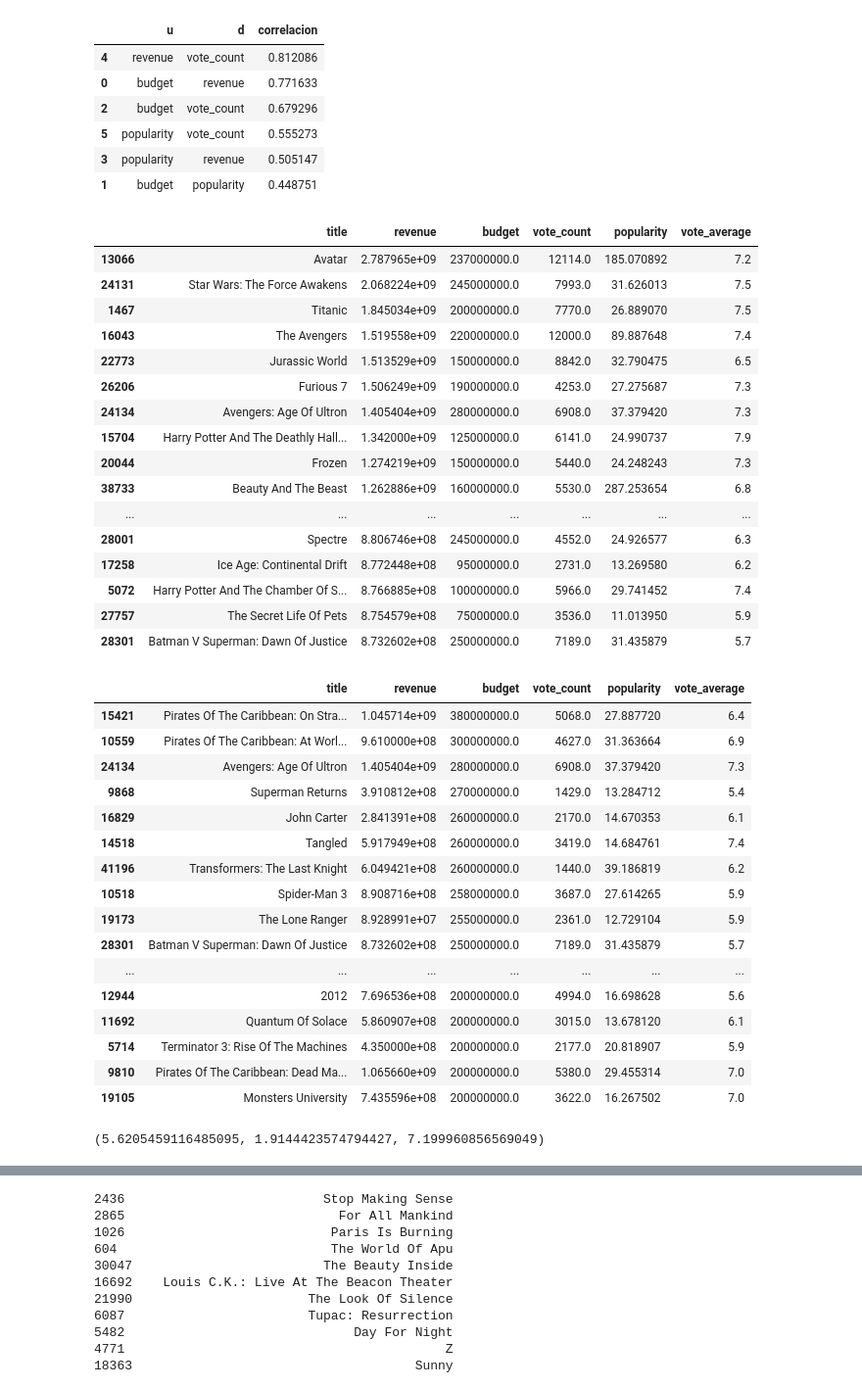
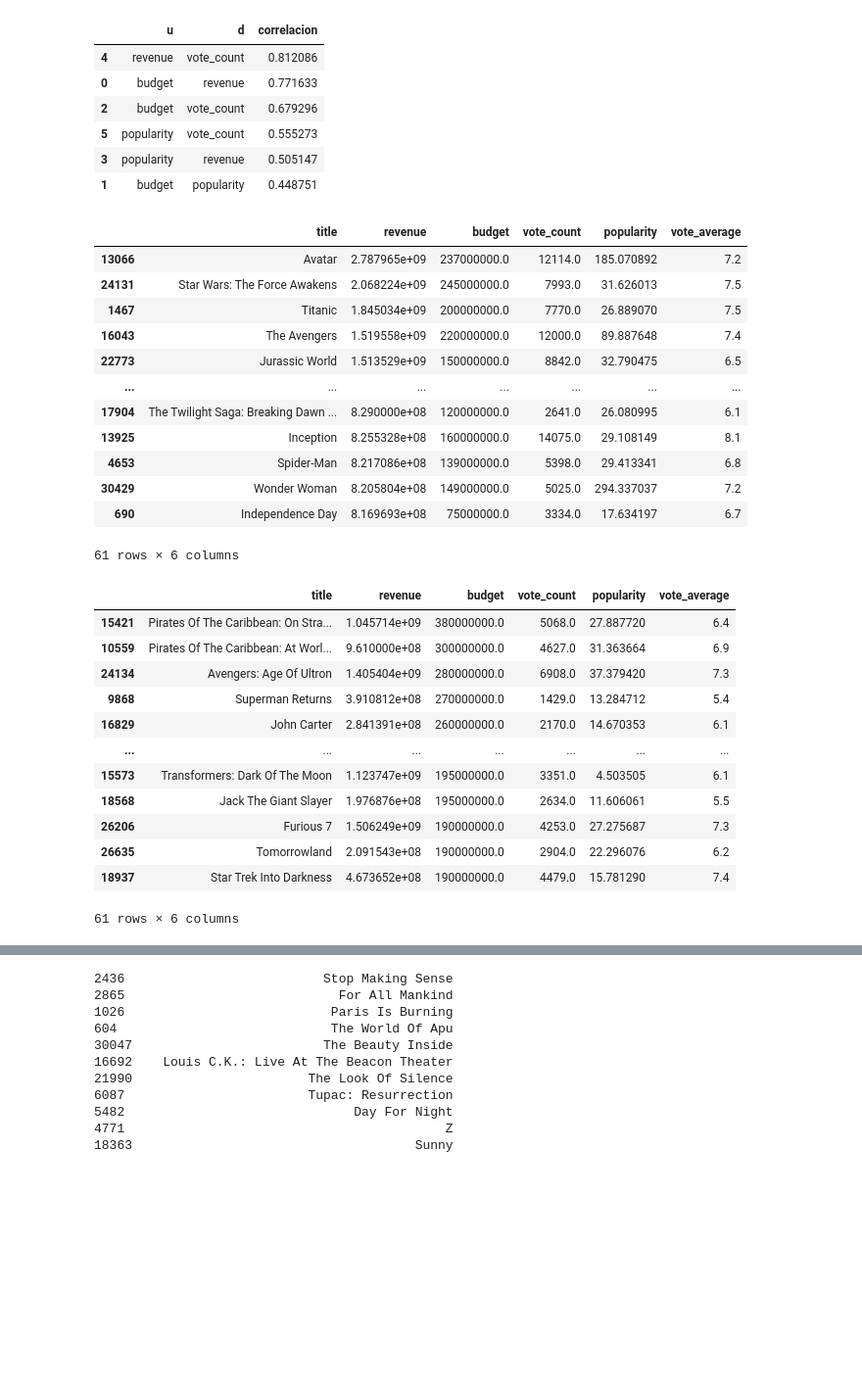
Before and after one commit to Tinmarian/PI1_MLOps_HENRY, a Jupyter notebook: EDA/EDA.ipynb, the cells around one changed output, grey strips where cells are left out. Shown at 98% size. Saved outputs shown, nothing was run; the diff lists cells and outputs as text; code cells hidden in the pictures; blank space fills up the shorter version.

```diff
--- a/EDA/EDA.ipynb
+++ b/EDA/EDA.ipynb
@@ -110,30 +88,26 @@ dfy.sort_values(by='correlacion',ascending=False)
 # %%
 # Ordenamiento por "revenue".
 # Ahora veamos las correlaciones en diferentes dataframes, ordenados por cada una de las 4 variables que tenemos.
 # Veamos las películas ordenadas por revenue de mayor a menor. Las primeras 50
-df[['title','revenue', 'budget','vote_count','popularity','vote_average']][df.revenue > 0].sort_values(by='revenue',ascending=False)[:50]
+df[['title','revenue', 'budget','vote_count','popularity','vote_average']][df.revenue > 0].sort_values(by='revenue',ascending=False)[:61]
 # %% [output]
 |  | title | revenue | budget | vote_count | popularity | vote_average |
 | 13066 | Avatar | 2.787965e+09 | 237000000.0 | 12114.0 | 185.070892 | 7.2 |
 | 24131 | Star Wars: The Force Awakens | 2.068224e+09 | 245000000.0 | 7993.0 | 31.626013 | 7.5 |
 | 1467 | Titanic | 1.845034e+09 | 200000000.0 | 7770.0 | 26.889070 | 7.5 |
 | 16043 | The Avengers | 1.519558e+09 | 220000000.0 | 12000.0 | 89.887648 | 7.4 |
 | 22773 | Jurassic World | 1.513529e+09 | 150000000.0 | 8842.0 | 32.790475 | 6.5 |
-| 26206 | Furious 7 | 1.506249e+09 | 190000000.0 | 4253.0 | 27.275687 | 7.3 |
-| 24134 | Avengers: Age Of Ultron | 1.405404e+09 | 280000000.0 | 6908.0 | 37.379420 | 7.3 |
-| 15704 | Harry Potter And The Deathly Hall... | 1.342000e+09 | 125000000.0 | 6141.0 | 24.990737 | 7.9 |
-| 20044 | Frozen | 1.274219e+09 | 150000000.0 | 5440.0 | 24.248243 | 7.3 |
-| 38733 | Beauty And The Beast | 1.262886e+09 | 160000000.0 | 5530.0 | 287.253654 | 6.8 |
 | ... | ... | ... | ... | ... | ... | ... |
-| 28001 | Spectre | 8.806746e+08 | 245000000.0 | 4552.0 | 24.926577 | 6.3 |
-| 17258 | Ice Age: Continental Drift | 8.772448e+08 | 95000000.0 | 2731.0 | 13.269580 | 6.2 |
-| 5072 | Harry Potter And The Chamber Of S... | 8.766885e+08 | 100000000.0 | 5966.0 | 29.741452 | 7.4 |
-| 27757 | The Secret Life Of Pets | 8.754579e+08 | 75000000.0 | 3536.0 | 11.013950 | 5.9 |
-| 28301 | Batman V Superman: Dawn Of Justice | 8.732602e+08 | 250000000.0 | 7189.0 | 31.435879 | 5.7 |
+| 17904 | The Twilight Saga: Breaking Dawn ... | 8.290000e+08 | 120000000.0 | 2641.0 | 26.080995 | 6.1 |
+| 13925 | Inception | 8.255328e+08 | 160000000.0 | 14075.0 | 29.108149 | 8.1 |
+| 4653 | Spider-Man | 8.217086e+08 | 139000000.0 | 5398.0 | 29.413341 | 6.8 |
+| 30429 | Wonder Woman | 8.205804e+08 | 149000000.0 | 5025.0 | 294.337037 | 7.2 |
+| 690 | Independence Day | 8.169693e+08 | 75000000.0 | 3334.0 | 17.634197 | 6.7 |
+61 rows × 6 columns
 # %%
 # Ordenamiento por "budget".
 # Veamos las películas ordenadas por budget de mayor a menor. Con por lo menos 25 votos. Las primeras 50
-df[['title','revenue', 'budget','vote_count','popularity','vote_average']][df.revenue > 0].sort_values(by='budget',ascending=False)[:50]
+df[['title','revenue', 'budget','vote_count','popularity','vote_average']][df.revenue > 0].sort_values(by='budget',ascending=False)[:61]
 # %% [output]
 |  | title | revenue | budget | vote_count | popularity | vote_average |
 | 15421 | Pirates Of The Caribbean: On Stra... | 1.045714e+09 | 380000000.0 | 5068.0 | 27.887720 | 6.4 |
@@ -141,21 +115,13 @@ df[['title','revenue', 'budget','vote_count','popularity','vote_average']][df.re
 | 24134 | Avengers: Age Of Ultron | 1.405404e+09 | 280000000.0 | 6908.0 | 37.379420 | 7.3 |
 | 9868 | Superman Returns | 3.910812e+08 | 270000000.0 | 1429.0 | 13.284712 | 5.4 |
 | 16829 | John Carter | 2.841391e+08 | 260000000.0 | 2170.0 | 14.670353 | 6.1 |
-| 14518 | Tangled | 5.917949e+08 | 260000000.0 | 3419.0 | 14.684761 | 7.4 |
-| 41196 | Transformers: The Last Knight | 6.049421e+08 | 260000000.0 | 1440.0 | 39.186819 | 6.2 |
-| 10518 | Spider-Man 3 | 8.908716e+08 | 258000000.0 | 3687.0 | 27.614265 | 5.9 |
-| 19173 | The Lone Ranger | 8.928991e+07 | 255000000.0 | 2361.0 | 12.729104 | 5.9 |
-| 28301 | Batman V Superman: Dawn Of Justice | 8.732602e+08 | 250000000.0 | 7189.0 | 31.435879 | 5.7 |
 | ... | ... | ... | ... | ... | ... | ... |
-| 12944 | 2012 | 7.696536e+08 | 200000000.0 | 4994.0 | 16.698628 | 5.6 |
-| 11692 | Quantum Of Solace | 5.860907e+08 | 200000000.0 | 3015.0 | 13.678120 | 6.1 |
-| 5714 | Terminator 3: Rise Of The Machines | 4.350000e+08 | 200000000.0 | 2177.0 | 20.818907 | 5.9 |
-| 9810 | Pirates Of The Caribbean: Dead Ma... | 1.065660e+09 | 200000000.0 | 5380.0 | 29.455314 | 7.0 |
-| 19105 | Monsters University | 7.435596e+08 | 200000000.0 | 3622.0 | 16.267502 | 7.0 |
+| 15573 | Transformers: Dark Of The Moon | 1.123747e+09 | 195000000.0 | 3351.0 | 4.503505 | 6.1 |
+| 18568 | Jack The Giant Slayer | 1.976876e+08 | 195000000.0 | 2634.0 | 11.606061 | 5.5 |
+| 26206 | Furious 7 | 1.506249e+09 | 190000000.0 | 4253.0 | 27.275687 | 7.3 |
+| 26635 | Tomorrowland | 2.091543e+08 | 190000000.0 | 2904.0 | 22.296076 | 6.2 |
+| 18937 | Star Trek Into Darkness | 4.673652e+08 | 190000000.0 | 4479.0 | 15.781290 | 7.4 |
+61 rows × 6 columns
-# %%
-df.vote_average.mean(), df.vote_average.std(), df.vote_average.mean() + 0.825*df.vote_average.std()
-# %% [output]
-(5.6205459116485095, 1.9144423574794427, 7.199960856569049)
 # %%
 # Ordenamiento por "vote_count".
 # Veamos las películas ordenadas por vote_count de mayor a menor. Con por lo menos 25 votos. Las primeras 50
```
Also changed, not shown: parts of 5 cells of this notebook.
